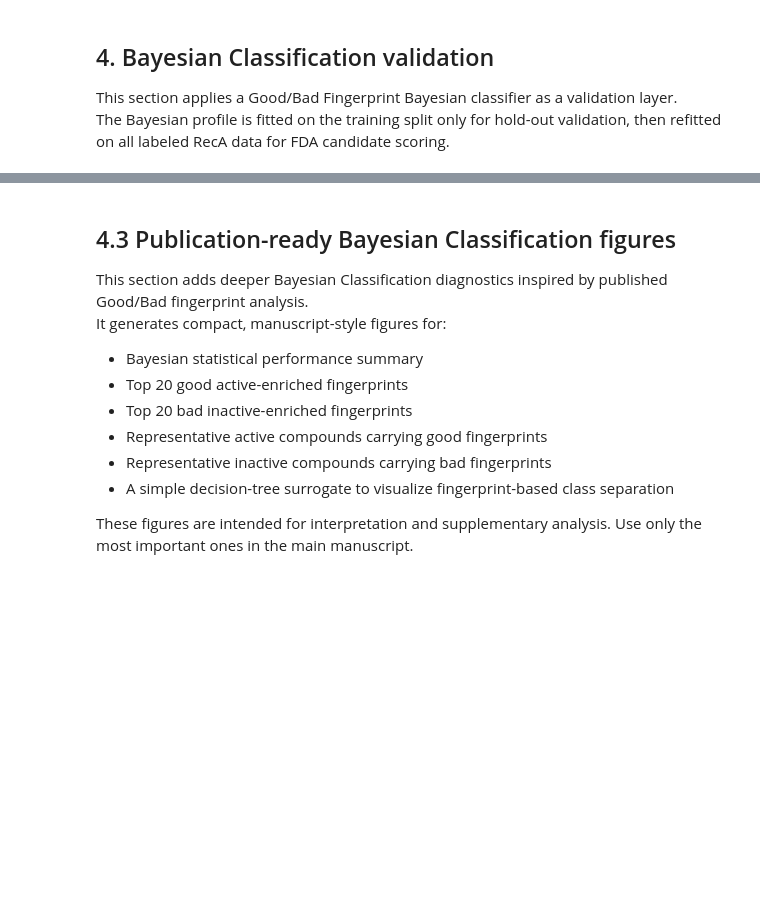
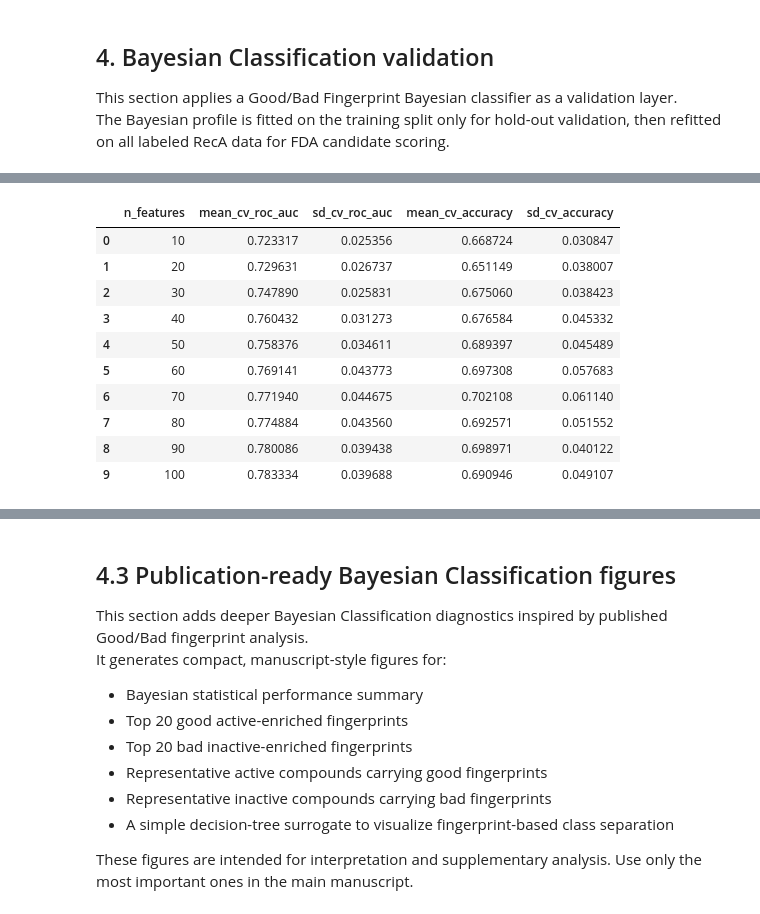
Before and after one commit to akbar527/Akbar, a Jupyter notebook: 5_6_7_RecA_CONCISE_QSAR_FDA_Bayesian_Docking_PUBLICATION_READY_BAYESIAN_FIGURES.ipynb, the cells around one changed output, grey strips where cells are left out. Cells and saved outputs as stored; diff of their text form; code cells hidden in the pictures; blank space fills up the shorter version.

```diff
--- a/5_6_7_RecA_CONCISE_QSAR_FDA_Bayesian_Docking_PUBLICATION_READY_BAYESIAN_FIGURES.ipynb
+++ b/5_6_7_RecA_CONCISE_QSAR_FDA_Bayesian_Docking_PUBLICATION_READY_BAYESIAN_FIGURES.ipynb
@@ -1691,3 +1691,87 @@ Saved: /content/outputs/concise_reca_qsar_fda_bayesian_docking/tables/04_fda_pre
 | 17 | 18 | CID135403821 | 135403821 | 0.367730 | 1.744289e-07 | ... |
 | 18 | 19 | CID23691029 | 23691029 | 0.332853 | 1.176077e-04 | ... |
 | 19 | 20 | CID441401 | 441401 | 0.249869 | 1.865655e-01 | ... |
+# %%
+import warnings
+
+# ============================================================
+# Bayesian Feature-Number Optimization: 10 to 100 Features
+# ============================================================
+
+from sklearn.model_selection import StratifiedKFold, cross_val_score
+from sklearn.naive_bayes import BernoulliNB
+from sklearn.metrics import roc_auc_score, accuracy_score, matthews_corrcoef
+import pandas as pd
+import numpy as np
+
+feature_range = list(range(10, 101, 10))
+optimization_results = []
+
+cv = StratifiedKFold(n_splits=5, shuffle=True, random_state=42)
+
+# Pastikan feature ranking sudah ada
+# Gunakan kolom fingerprint dari tabel Bayesian ranking
+ranked_features = bayesian_full_table["fingerprint"].tolist()
+
+for n_features in feature_range:
+    selected_bayes_features = ranked_features[:n_features]
+
+    X_bayes = X[selected_bayes_features].copy()
+
+    model = BernoulliNB()
+
+    cv_auc = cross_val_score(
+        model,
+        X_bayes,
+        y,
+        cv=cv,
+        scoring="roc_auc",
+        n_jobs=-1
+    )
+
+    cv_acc = cross_val_score(
+        model,
+        X_bayes,
+        y,
+        cv=cv,
+        scoring="accuracy",
+        n_jobs=-1
+    )
+
+    optimization_results.append({
+        "n_features": n_features,
+        "mean_cv_roc_auc": cv_auc.mean(),
+        "sd_cv_roc_auc": cv_auc.std(),
+        "mean_cv_accuracy": cv_acc.mean(),
+        "sd_cv_accuracy": cv_acc.std()
+    })
+
+bayes_optimization_df = pd.DataFrame(optimization_results)
+
+best_row = bayes_optimization_df.sort_values(
+    "mean_cv_roc_auc",
+    ascending=False
+).iloc[0]
+
+best_n_features = int(best_row["n_features"])
+best_bayesian_features = ranked_features[:best_n_features]
+
+print("Best number of Bayesian features:", best_n_features)
+print("Best CV ROC-AUC:", round(best_row["mean_cv_roc_auc"], 3))
+print("Best CV Accuracy:", round(best_row["mean_cv_accuracy"], 3))
+
+display(bayes_optimization_df)
+
+bayes_optimization_df.to_csv(
+    OUTPUT_DIR / "bayesian_feature_number_optimization_10_to_100.csv",
+    index=False
+)
+
+pd.DataFrame({
+    "rank": np.arange(1, best_n_features + 1),
+    "selected_bayesian_feature": best_bayesian_features
+}).to_csv(
+    OUTPUT_DIR / f"best_bayesian_features_top_{best_n_features}.csv",
+    index=False
+)
+# %% [output]
@@ -1693,0 +1781,11 @@ Saved: /content/outputs/concise_reca_qsar_fda_bayesian_docking/tables/04_fda_pre
+|  | n_features | mean_cv_roc_auc | sd_cv_roc_auc | mean_cv_accuracy | sd_cv_accuracy |
+| 0 | 10 | 0.723317 | 0.025356 | 0.668724 | 0.030847 |
+| 1 | 20 | 0.729631 | 0.026737 | 0.651149 | 0.038007 |
+| 2 | 30 | 0.747890 | 0.025831 | 0.675060 | 0.038423 |
+| 3 | 40 | 0.760432 | 0.031273 | 0.676584 | 0.045332 |
+| 4 | 50 | 0.758376 | 0.034611 | 0.689397 | 0.045489 |
+| 5 | 60 | 0.769141 | 0.043773 | 0.697308 | 0.057683 |
+| 6 | 70 | 0.771940 | 0.044675 | 0.702108 | 0.061140 |
+| 7 | 80 | 0.774884 | 0.043560 | 0.692571 | 0.051552 |
+| 8 | 90 | 0.780086 | 0.039438 | 0.698971 | 0.040122 |
+| 9 | 100 | 0.783334 | 0.039688 | 0.690946 | 0.049107 |
```
Also changed, not shown: parts of 7 cells of this notebook.
